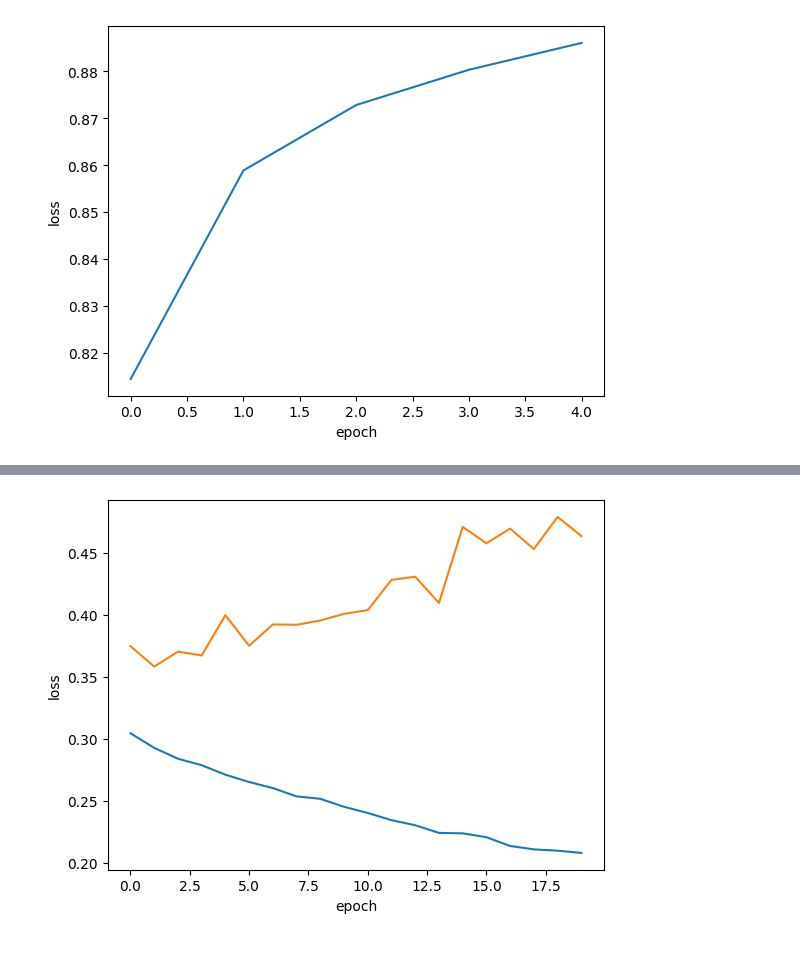
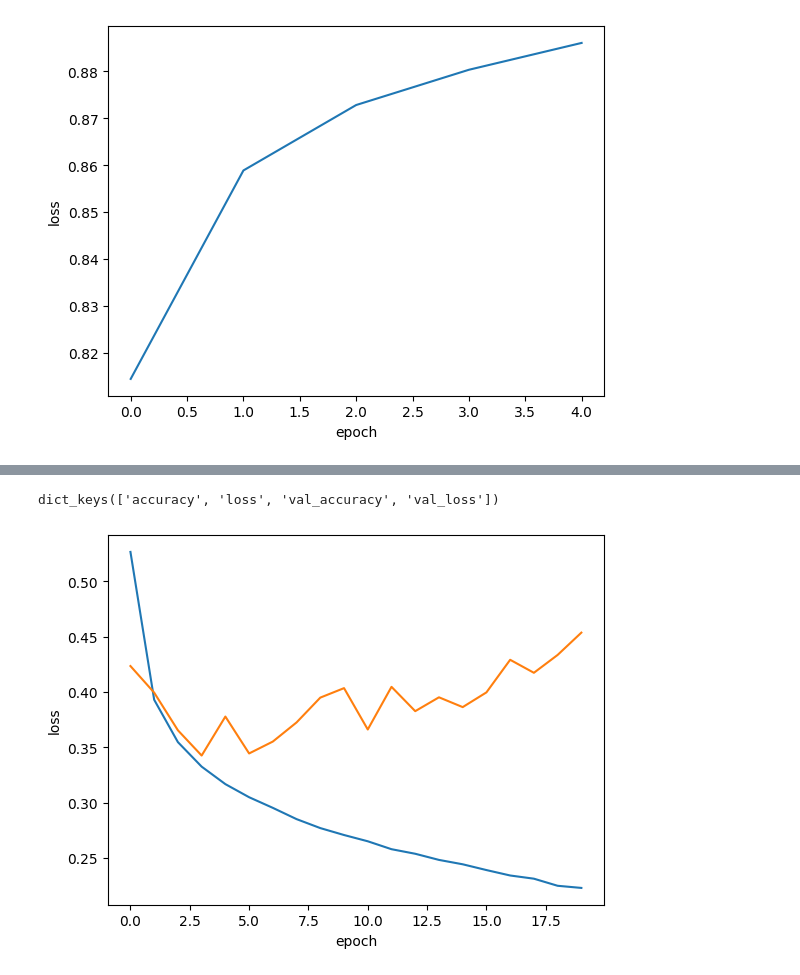
Before and after one commit to wooseok-L2/kubig2025, a Jupyter notebook: ml_dl_python/a19_neural.ipynb, the cells around one changed output, grey strips where cells are left out. Cells and saved outputs as stored; diff of their text form; code cells hidden in the pictures.

```diff
--- a/ml_dl_python/a19_neural.ipynb
+++ b/ml_dl_python/a19_neural.ipynb
@@ -265,10 +277,18 @@ plt.show()
+# %%
+model2 = model_fn()
+model2.compile(loss='sparse_categorical_crossentropy', metrics=['accuracy'])
+
+history2 = model2.fit(train_scaled, train_target, epochs=20, verbose=0,
+                    validation_data=(val_scaled, val_target))
+# %%
+print(history2.history.keys())
+# %% [output]
+dict_keys(['accuracy', 'loss', 'val_accuracy', 'val_loss'])
 # %%
-history2 = model2.fit(train_scaled, train_target, epochs=20, verbose=0, validation_data=(val_scaled, val_target))
-
 plt.plot(history2.history['loss'])
 plt.plot(history2.history['val_loss'])
 plt.xlabel('epoch')
 plt.ylabel('loss')
 plt.show()
 # %% [output]
-[figure, old version]
+[figure, new version]
```
Also changed, not shown: parts of 2 cells of this notebook, 18 other files.
